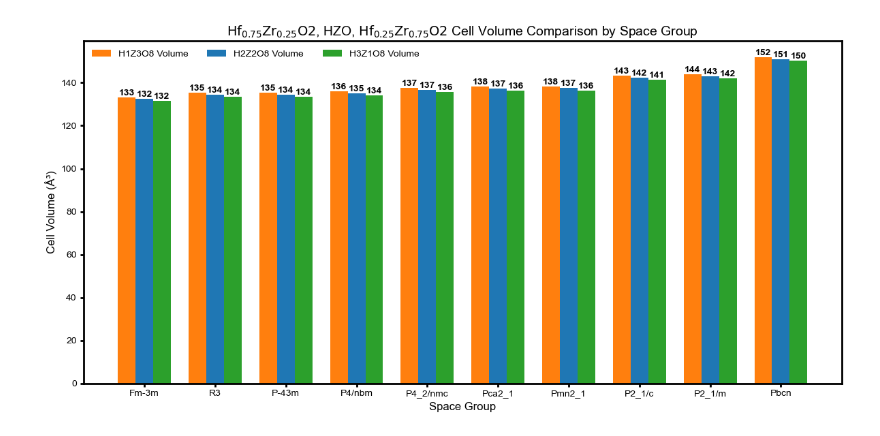
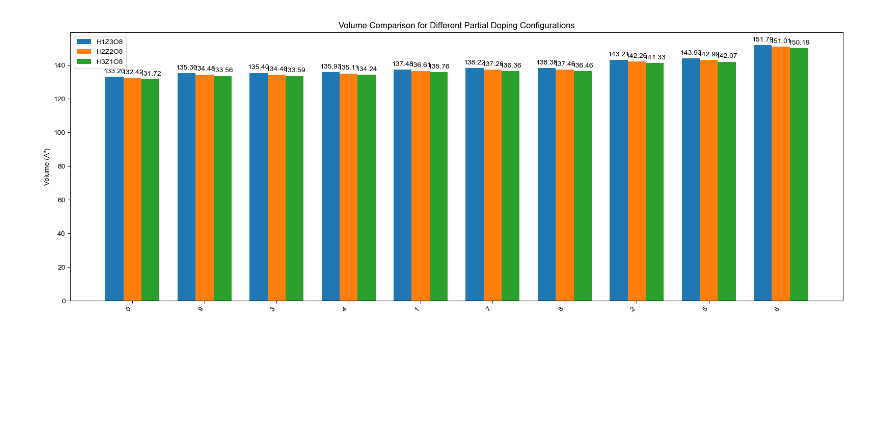
Before and after one commit to xuechuang1999/process-data-of-phase, a Jupyter notebook: HZO_data/cell_volume_comparison.ipynb, the cells around one changed output. Cells and saved outputs as stored; diff of their text form; code cells hidden in the pictures; blank space fills up the shorter version.

Commit message:
all_data

```diff
--- a/HZO_data/cell_volume_comparison.ipynb
+++ b/HZO_data/cell_volume_comparison.ipynb
@@ -7,10 +7,10 @@ import matplotlib
 matplotlib.rcParams['font.family'] = 'Arial'
 
 def calc_cell_volume(a, b, c, alpha, beta, gamma):
-    # convert angles from degress to radians
+    # convert angles from degrees to radians
     alpha_r, beta_r, gamma_r = np.radians([alpha, beta, gamma])
 
-    # the formula of the cell volume
+    # the formula for the cell volume
     volume = a * b * c * np.sqrt(
         1 - np.cos(alpha_r)**2 - np.cos(beta_r)**2 - np.cos(gamma_r)**2 +
         2 * np.cos(alpha_r) * np.cos(beta_r) * np.cos(gamma_r)
@@ -20,72 +20,63 @@ def calc_cell_volume(a, b, c, alpha, beta, gamma):
 file_path = 'different_partial_doping_structure_data_grouped_.csv'
 df = pd.read_csv(file_path)
 
+# calculate volumes
 for method in ['H1Z3O8', 'H2Z2O8', 'H3Z1O8']:
     df[f"{method} Volume"] = df.apply(lambda row: calc_cell_volume(
         row[f"{method} a"], row[f"{method} b"], row[f"{method} c"],
         row[f"{method} alpha"], row[f"{method} beta"], row[f"{method} gamma"]
     ), axis=1)
 
-# sort the DataFrame by PBE Volume
+# sort the DataFrame by H1Z3O8 Volume
 df = df.sort_values(by="H1Z3O8 Volume")
 
 
-def add_value_labels(bars):
+# -------------------------------------------------------------------
+# Add value labels
+# -------------------------------------------------------------------
+def add_value_labels(bars, spacing=3):
     """
-    Function to add value labels on top of the bars in a bar chart.
-
-    Parameters:
-    bars (list): List of bar containers returned by the bar plot function.
+    Add labels on top of bars.
     """
     for bar in bars:
         height = bar.get_height()
-        ax.text(
-            bar.get_x() + bar.get_width() / 2,
-            height + 0.01,
-            f"{round(height)}",  # Format the height to two decimal places
-            ha='center', va='bottom', fontsize=10, color='black', rotation=0,
-            # set bold
-            fontweight='bold'
+        plt.annotate(
+            f"{height:.2f}",
+            xy=(bar.get_x() + bar.get_width() / 2, height),
+            xytext=(0, spacing),
+            textcoords="offset points",
+            ha='center', va='bottom', fontsize=10
         )
 
 
+# -------------------------------------------------------------------
+# Plot the volumes in a bar chart
+# -------------------------------------------------------------------
 
-# plt.style.use('seaborn-v0_8-whitegrid')
+plt.figure(figsize=(16, 6))
+x = np.arange(len(df))
 
-x_labels = df['Space Group']
-x = np.arange(len(x_labels))  # the label locations
+bar_width = 0.25
 
-pbe_vol = df["H1Z3O8 Volume"]
-pbesol_vol = df["H2Z2O8 Volume"]
-hse_vol = df["H3Z1O8 Volume"]
+bars1 = plt.bar(x - bar_width, df["H1Z3O8 Volume"], width=bar_width, label="H1Z3O8")
+bars2 = plt.bar(x, df["H2Z2O8 Volume"], width=bar_width, label="H2Z2O8")
+bars3 = plt.bar(x + bar_width, df["H3Z1O8 Volume"], width=bar_width, label="H3Z1O8")
 
-width = 0.25  # the width of the bars
-fig, ax = plt.subplots(figsize=(12, 6))
-
-bars1 = ax.bar(x - width, pbe_vol, width=width, label='H1Z3O8 Volume', color='tab:orange')
-bars2 = ax.bar(x, pbesol_vol, width=width, label='H2Z2O8 Volume', color='tab:blue')
-bars3 = ax.bar(x + width, hse_vol, width=width, label='H3Z1O8 Volume', color='tab:green')
-
+# Add value labels
 add_value_labels(bars1)
 add_value_labels(bars2)
 add_value_labels(bars3)
 
-ax.set_xlabel('Space Group', fontsize=12)
-ax.set_ylabel('Cell Volume (Å³)', fontsize=12)
-ax.set_title(r'$\mathrm{Hf_{0.75}Zr_{0.25}O2}$, HZO, $\mathrm{Hf_{0.25}Zr_{0.75}O2}$ Cell Volume Comparison by Space Group', fontsize=14)
-ax.set_xticks(x)
-ax.set_xticklabels(x_labels)
-ax.tick_params(axis='both', width=2)
+# If CSV has a column for x-axis labels
+if "Formula" in df.columns:
+    plt.xticks(x, df["Formula"], rotation=45, ha='right')
+else:
+    plt.xticks(x, df.index, rotation=45, ha='right')
 
-for spine in ax.spines.values():
-    spine.set_linewidth(2)
-
-ax.legend(ncols = 3, frameon = False)
-ax.grid(False)
+plt.ylabel("Volume (Å³)")
+plt.title("Volume Comparison for Different Partial Doping Configurations")
+plt.legend()
 plt.tight_layout()
-plt.savefig('cell_volume_comparison.png', dpi=300, bbox_inches='tight')
 plt.show()
-
-df.to_csv('structure_data_with_volumes_of_different_partial_doping.csv', index=False, columns=["Space Group", "H1Z3O8 Volume", "H2Z2O8 Volume", "H3Z1O8 Volume", "H1Z3O8 Volume", "H2Z2O8 Volume"])
 # %% [output]
-[figure, old version]
+[figure, new version]
```
Also changed, not shown: 53 other files.
